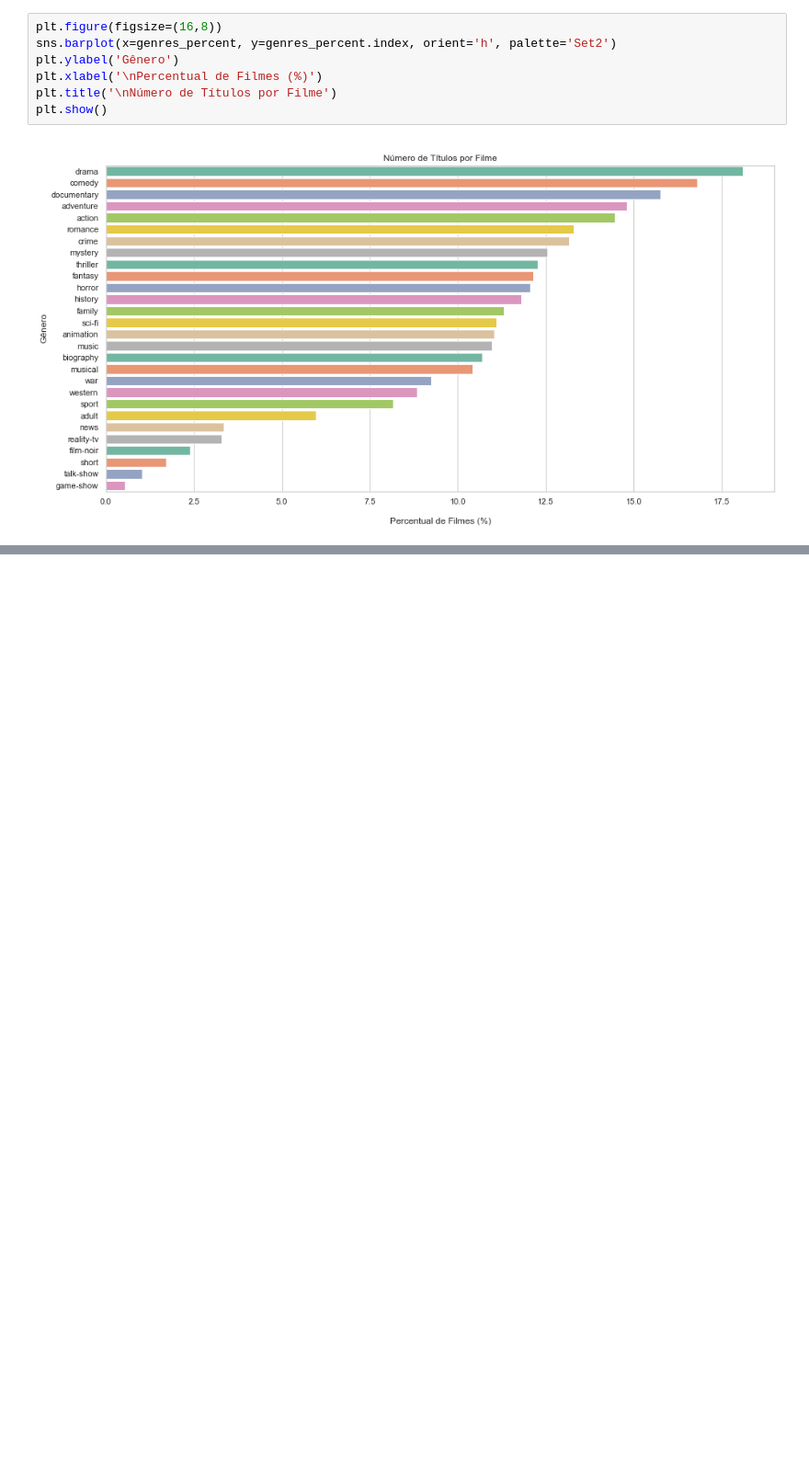
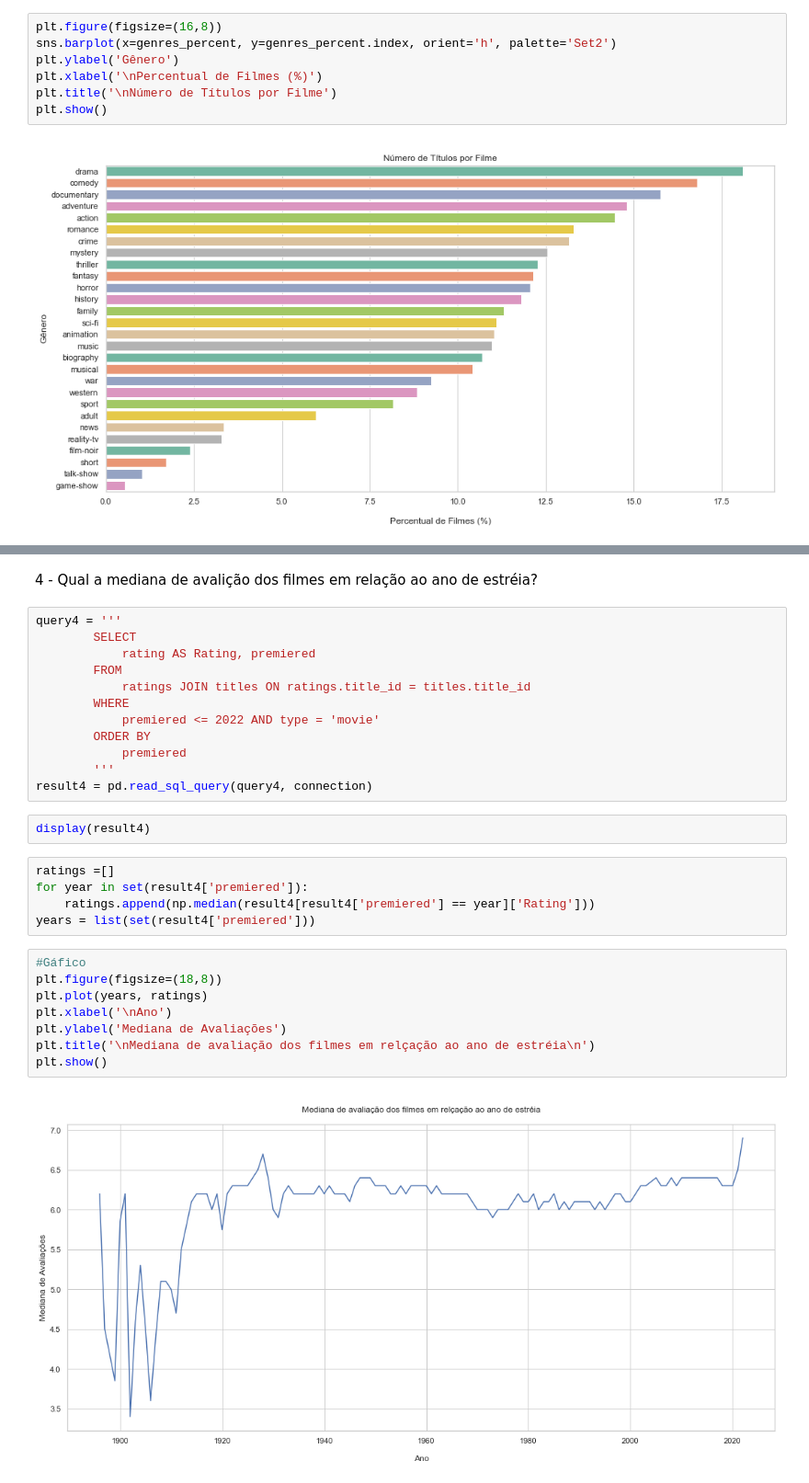
Before and after one commit to jrsilva051/MiniProjeto1-IMDB, a Jupyter notebook: miniProjeto1.ipynb, the cells around one changed output, grey strips where cells are left out. Shown at 92% size. Drawn from its saved outputs; the diff is of its cells as text; blank space fills up the shorter version.

```diff
--- a/miniProjeto1.ipynb
+++ b/miniProjeto1.ipynb
@@ -249,0 +353,31 @@ plt.show()
+# %% [markdown]
+4 - Qual a mediana de avalição dos filmes em relação ao ano de estréia?
+# %%
+query4 = '''
+        SELECT
+            rating AS Rating, premiered
+        FROM
+            ratings JOIN titles ON ratings.title_id = titles.title_id
+        WHERE
+            premiered <= 2022 AND type = 'movie'
+        ORDER BY
+            premiered
+        '''
+result4 = pd.read_sql_query(query4, connection)
+# %%
+display(result4)
+# %%
+ratings =[]
+for year in set(result4['premiered']):
+    ratings.append(np.median(result4[result4['premiered'] == year]['Rating']))
+years = list(set(result4['premiered']))
+# %%
+#Gáfico
+plt.figure(figsize=(18,8))
+plt.plot(years, ratings)
+plt.xlabel('\nAno')
+plt.ylabel('Mediana de Avaliações')
+plt.title('\nMediana de avaliação dos filmes em relçação ao ano de estréia\n')
+plt.show()
+# %% [output]
+[figure, added]
```
Also changed, not shown: parts of 22 cells of this notebook.
